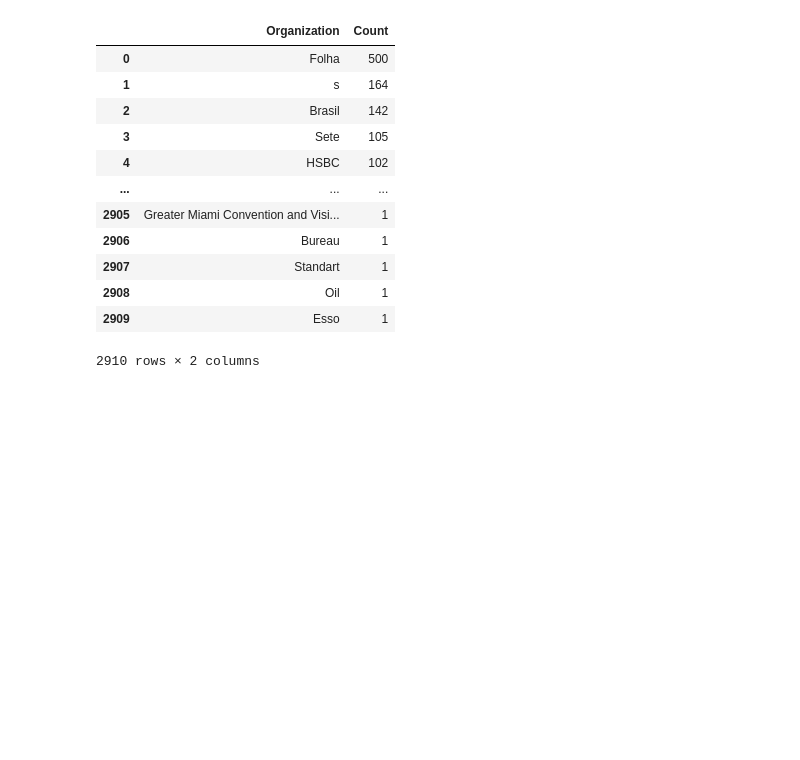
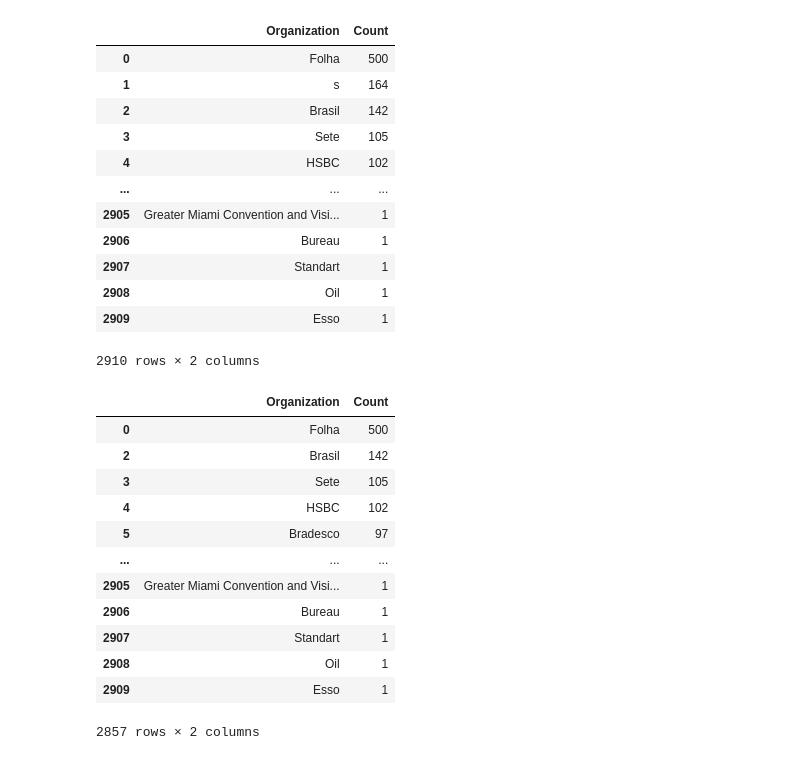
Before and after one commit to Lucas28reis/NER-UOL, a Jupyter notebook: src/app.ipynb, the cells around one changed output. Saved outputs shown, nothing was run; the diff lists cells and outputs as text; code cells hidden in the pictures; blank space fills up the shorter version.

```diff
--- a/src/app.ipynb
+++ b/src/app.ipynb
@@ -76,6 +72,23 @@ ranking_df
 | 2908 | Oil | 1 |
 | 2909 | Esso | 1 |
 2910 rows × 2 columns
+# %%
+ranking_filtered = ranking_df[ranking_df['Organization'].apply(lambda x: len(x) > 1)]
+ranking_filtered
+# %% [output]
+|  | Organization | Count |
+| 0 | Folha | 500 |
+| 2 | Brasil | 142 |
+| 3 | Sete | 105 |
+| 4 | HSBC | 102 |
+| 5 | Bradesco | 97 |
+| ... | ... | ... |
+| 2905 | Greater Miami Convention and Visi... | 1 |
+| 2906 | Bureau | 1 |
+| 2907 | Standart | 1 |
+| 2908 | Oil | 1 |
+| 2909 | Esso | 1 |
+2857 rows × 2 columns
 # %%
 organization_string = " ".join(all_organizations)
 
```
Also changed, not shown: parts of 3 cells of this notebook.
